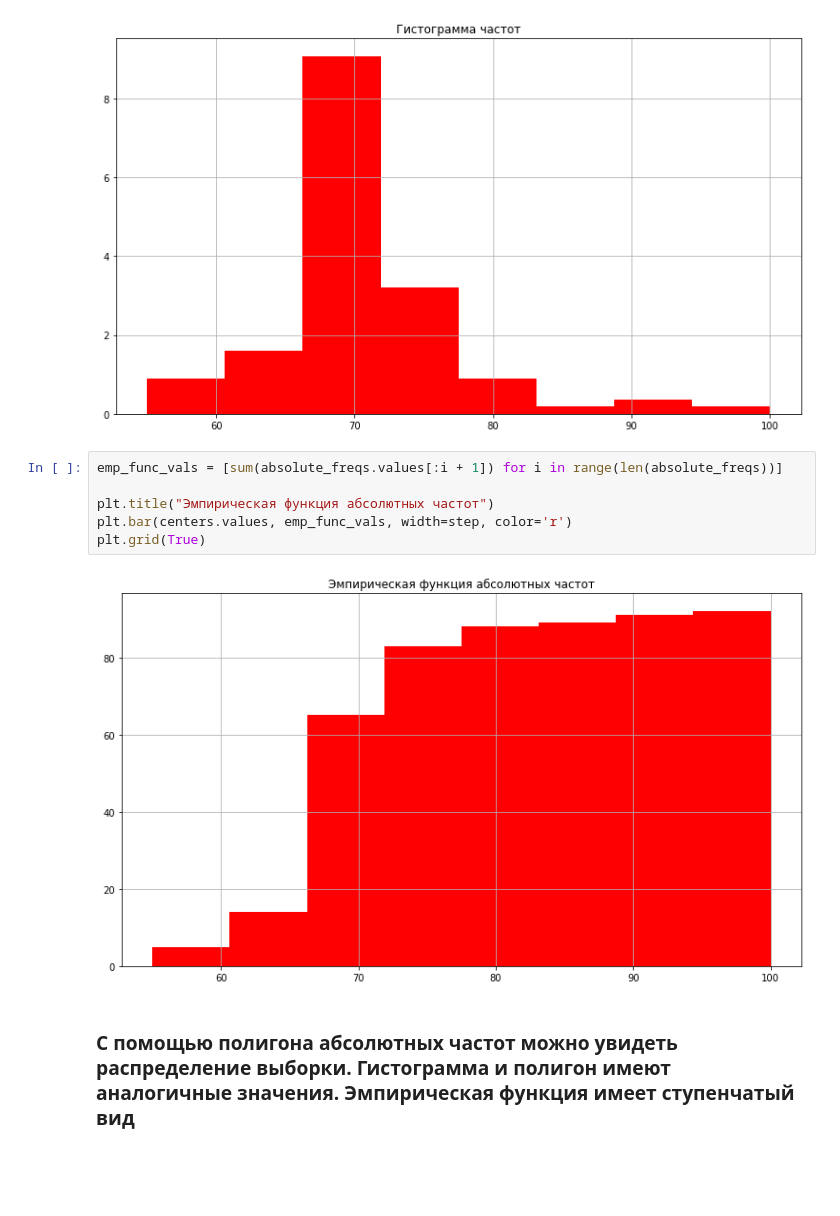
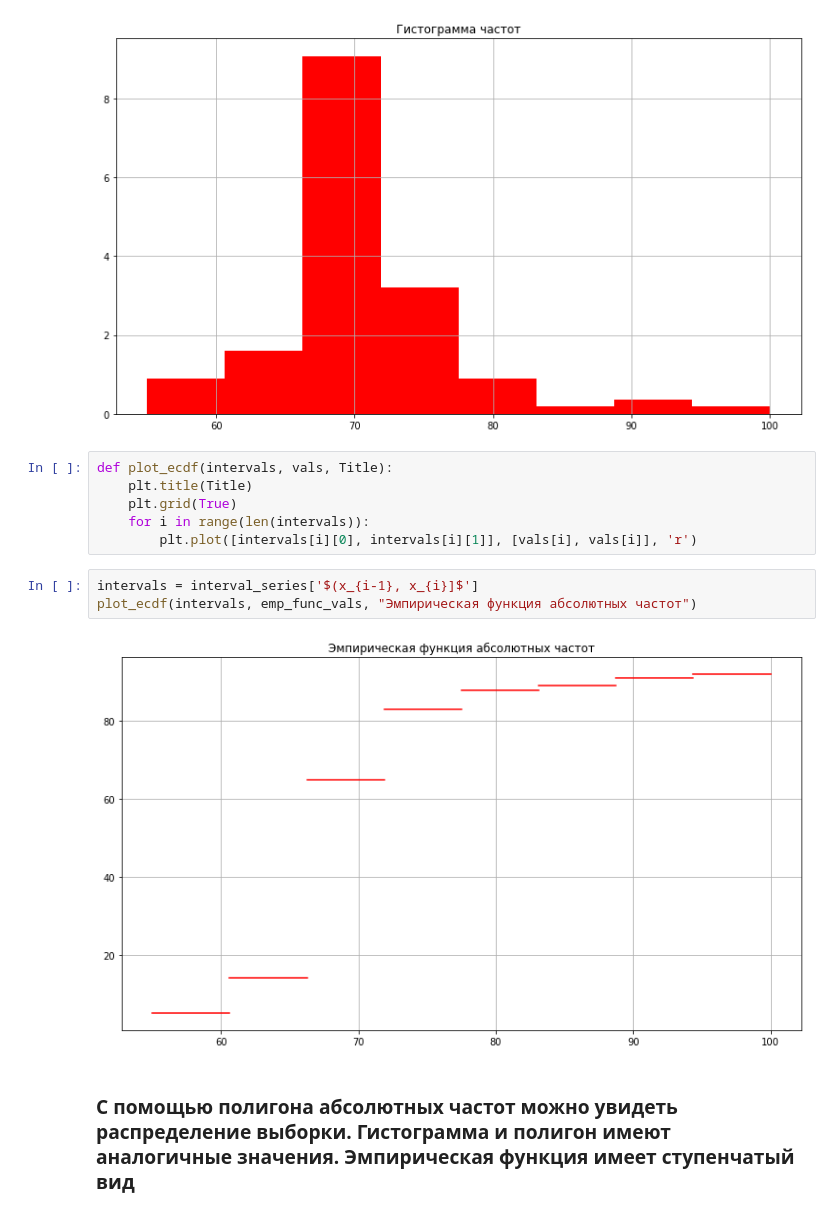
Before and after one commit to the-mvi/stat_an-2022, a Jupyter notebook: 0373_Golubev_AN/task1.ipynb, the cells around one changed output. Drawn from its saved outputs; the diff is of its cells as text; blank space fills up the shorter version.

```diff
--- a/0373_Golubev_AN/task1.ipynb
+++ b/0373_Golubev_AN/task1.ipynb
@@ -236,14 +236,17 @@ plt.bar([55, 60.625, 66.25, 71.875, 77.5, 83.125, 88.75, 94.375], absolute_freqs
 plt.grid(True)
 # %% [output]
 [figure]
-# %%
-emp_func_vals = [sum(absolute_freqs.values[:i + 1]) for i in range(len(absolute_freqs))]
-
-plt.title("Эмпирическая функция абсолютных частот")
-plt.bar(centers.values, emp_func_vals, width=step, color='r')
-plt.grid(True)
-# %% [output]
-[figure, removed]
+# %%
+def plot_ecdf(intervals, vals, Title):
+    plt.title(Title)
+    plt.grid(True)
+    for i in range(len(intervals)):
+        plt.plot([intervals[i][0], intervals[i][1]], [vals[i], vals[i]], 'r')
+# %%
+intervals = interval_series['$(x_{i-1}, x_{i}]$']
+plot_ecdf(intervals, emp_func_vals, "Эмпирическая функция абсолютных частот")
+# %% [output]
+[figure, added]
 # %% [markdown]
 <h3>С помощью полигона абсолютных частот можно увидеть распределение выборки. Гистограмма и полигон имеют аналогичные значения. Эмпирическая функция имеет ступенчатый вид</h3>
 # %% [markdown]
```
Also changed, not shown: parts of 2 cells of this notebook.
